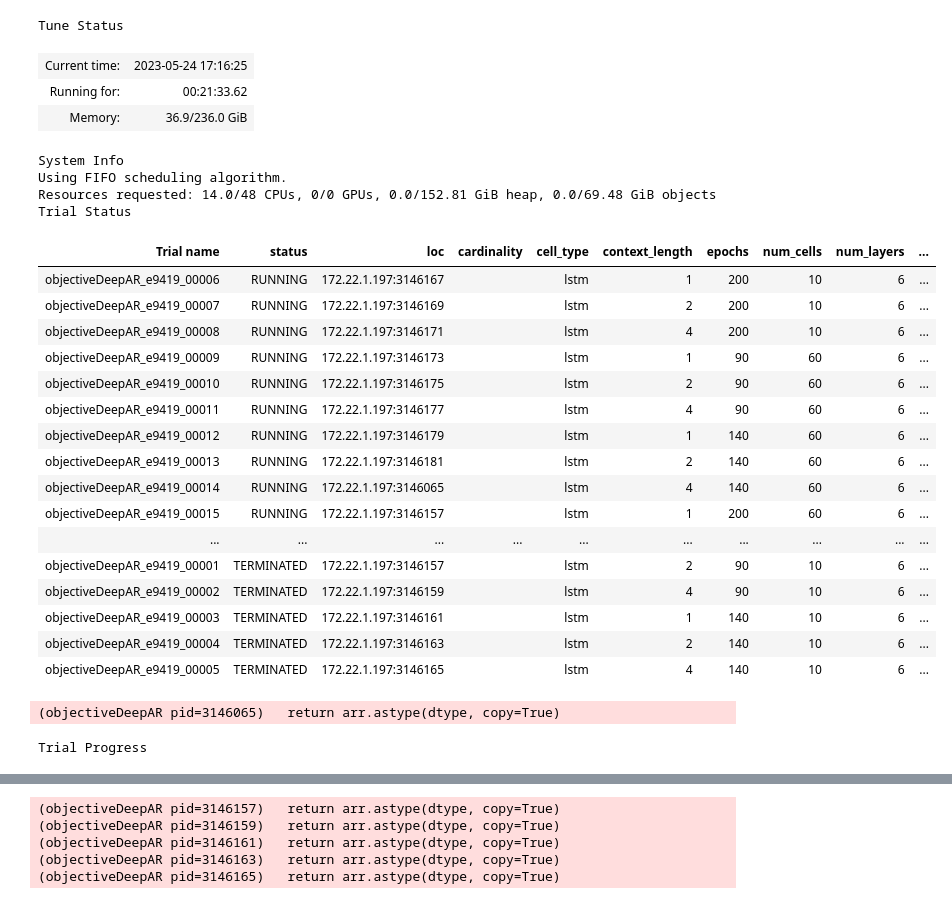
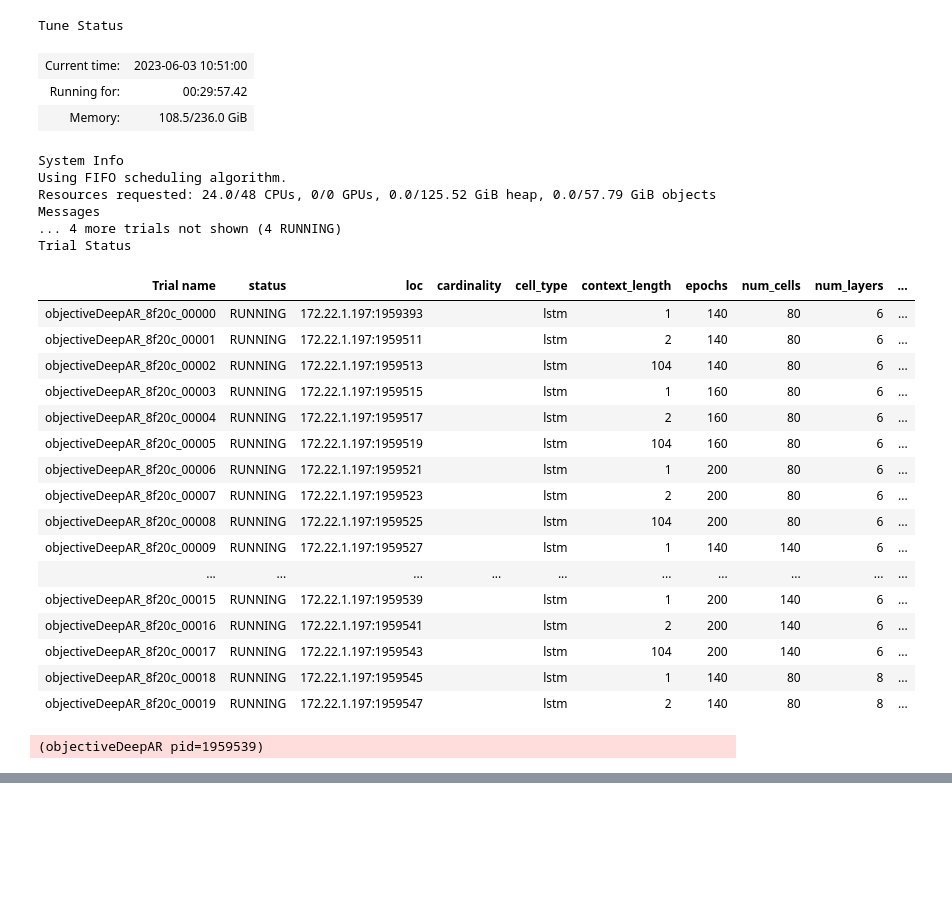
Before and after one commit to Kai-Ref/DeepAR_InfluenzaForecast, a Jupyter notebook: Notebooks/Modeltuning/Start_Tuning_Runs/Run_DeepAR.ipynb, the cells around one changed output, grey strips where cells are left out. Cells and saved outputs as stored; diff of their text form; code cells hidden in the pictures; blank space fills up the shorter version.

```diff
--- a/Notebooks/Modeltuning/Start_Tuning_Runs/Run_DeepAR.ipynb
+++ b/Notebooks/Modeltuning/Start_Tuning_Runs/Run_DeepAR.ipynb
@@ -13,14 +13,14 @@ from ray import tune
 data_splits_dict = get_data(truncate=False, with_features=True)[0]
 # %%
 hp_search_space = {
-    "num_cells": tune.grid_search([10, 60, 140]),
-    "num_layers": tune.grid_search([6, 12]),
-    "context_length":tune.grid_search([1, 2, 4]),
+    "num_cells": tune.grid_search([80, 140]),
+    "num_layers": tune.grid_search([6, 8, 10]),
+    "context_length":tune.grid_search([1, 2, 104]),
     "cell_type":tune.grid_search(["lstm"]),
-    "epochs":tune.grid_search([90, 140, 200]),
+    "epochs":tune.grid_search([140, 160, 200]),
     "use_feat_static_real":tune.grid_search([False]),
     "use_feat_dynamic_real":tune.grid_search([True]),
-    "use_feat_static_cat":tune.grid_search([False, True]),
+    "use_feat_static_cat":tune.grid_search([False]),
     "cardinality":tune.sample_from(lambda spec:[2]*411 if spec.config.use_feat_static_cat else None),
 }
 
@@ -35,7 +35,7 @@ tuner = tune.Tuner(
         num_samples = 5,
         metric="mean_WIS",
         mode="min",
-        max_concurrent_trials=14,
+        max_concurrent_trials=24,
     ),
     param_space=hp_search_space,
 )
@@ -45,5 +45,5 @@ print("Best hyperparameters found were: ", results.get_best_result().config)
 
 results_df = results.get_dataframe()
 print(results_df)
-results_df.to_csv("Hyperparameter_results_22_05.csv")
+results_df.to_csv("Hyperparameter_results_03_06.csv")
 # %% [output]
@@ -51,27 +51,28 @@ results_df.to_csv("Hyperparameter_results_22_05.csv")
 Tune Status
-| Current time: | 2023-05-24 17:16:25 |
-| Running for: | 00:21:33.62 |
-| Memory: | 36.9/236.0 GiB |
+| Current time: | 2023-06-03 10:51:00 |
+| Running for: | 00:29:57.42 |
+| Memory: | 108.5/236.0 GiB |
 System Info
 Using FIFO scheduling algorithm.
-Resources requested: 14.0/48 CPUs, 0/0 GPUs, 0.0/152.81 GiB heap, 0.0/69.48 GiB objects
+Resources requested: 24.0/48 CPUs, 0/0 GPUs, 0.0/125.52 GiB heap, 0.0/57.79 GiB objects
+Messages
+... 4 more trials not shown (4 RUNNING)
 Trial Status
 | Trial name | status | loc | cardinality | cell_type | context_length | epochs | num_cells | num_layers | ... |
-| objectiveDeepAR_e9419_00006 | RUNNING | 172.22.1.197:3146167 |  | lstm | 1 | 200 | 10 | 6 | ... |
-| objectiveDeepAR_e9419_00007 | RUNNING | 172.22.1.197:3146169 |  | lstm | 2 | 200 | 10 | 6 | ... |
-| objectiveDeepAR_e9419_00008 | RUNNING | 172.22.1.197:3146171 |  | lstm | 4 | 200 | 10 | 6 | ... |
-| objectiveDeepAR_e9419_00009 | RUNNING | 172.22.1.197:3146173 |  | lstm | 1 | 90 | 60 | 6 | ... |
-| objectiveDeepAR_e9419_00010 | RUNNING | 172.22.1.197:3146175 |  | lstm | 2 | 90 | 60 | 6 | ... |
-| objectiveDeepAR_e9419_00011 | RUNNING | 172.22.1.197:3146177 |  | lstm | 4 | 90 | 60 | 6 | ... |
-| objectiveDeepAR_e9419_00012 | RUNNING | 172.22.1.197:3146179 |  | lstm | 1 | 140 | 60 | 6 | ... |
-| objectiveDeepAR_e9419_00013 | RUNNING | 172.22.1.197:3146181 |  | lstm | 2 | 140 | 60 | 6 | ... |
-| objectiveDeepAR_e9419_00014 | RUNNING | 172.22.1.197:3146065 |  | lstm | 4 | 140 | 60 | 6 | ... |
-| objectiveDeepAR_e9419_00015 | RUNNING | 172.22.1.197:3146157 |  | lstm | 1 | 200 | 60 | 6 | ... |
+| objectiveDeepAR_8f20c_00000 | RUNNING | 172.22.1.197:1959393 |  | lstm | 1 | 140 | 80 | 6 | ... |
+| objectiveDeepAR_8f20c_00001 | RUNNING | 172.22.1.197:1959511 |  | lstm | 2 | 140 | 80 | 6 | ... |
+| objectiveDeepAR_8f20c_00002 | RUNNING | 172.22.1.197:1959513 |  | lstm | 104 | 140 | 80 | 6 | ... |
+| objectiveDeepAR_8f20c_00003 | RUNNING | 172.22.1.197:1959515 |  | lstm | 1 | 160 | 80 | 6 | ... |
+| objectiveDeepAR_8f20c_00004 | RUNNING | 172.22.1.197:1959517 |  | lstm | 2 | 160 | 80 | 6 | ... |
+| objectiveDeepAR_8f20c_00005 | RUNNING | 172.22.1.197:1959519 |  | lstm | 104 | 160 | 80 | 6 | ... |
+| objectiveDeepAR_8f20c_00006 | RUNNING | 172.22.1.197:1959521 |  | lstm | 1 | 200 | 80 | 6 | ... |
+| objectiveDeepAR_8f20c_00007 | RUNNING | 172.22.1.197:1959523 |  | lstm | 2 | 200 | 80 | 6 | ... |
+| objectiveDeepAR_8f20c_00008 | RUNNING | 172.22.1.197:1959525 |  | lstm | 104 | 200 | 80 | 6 | ... |
+| objectiveDeepAR_8f20c_00009 | RUNNING | 172.22.1.197:1959527 |  | lstm | 1 | 140 | 140 | 6 | ... |
 | ... | ... | ... | ... | ... | ... | ... | ... | ... | ... |
-| objectiveDeepAR_e9419_00001 | TERMINATED | 172.22.1.197:3146157 |  | lstm | 2 | 90 | 10 | 6 | ... |
-| objectiveDeepAR_e9419_00002 | TERMINATED | 172.22.1.197:3146159 |  | lstm | 4 | 90 | 10 | 6 | ... |
-| objectiveDeepAR_e9419_00003 | TERMINATED | 172.22.1.197:3146161 |  | lstm | 1 | 140 | 10 | 6 | ... |
-| objectiveDeepAR_e9419_00004 | TERMINATED | 172.22.1.197:3146163 |  | lstm | 2 | 140 | 10 | 6 | ... |
-| objectiveDeepAR_e9419_00005 | TERMINATED | 172.22.1.197:3146165 |  | lstm | 4 | 140 | 10 | 6 | ... |
+| objectiveDeepAR_8f20c_00015 | RUNNING | 172.22.1.197:1959539 |  | lstm | 1 | 200 | 140 | 6 | ... |
+| objectiveDeepAR_8f20c_00016 | RUNNING | 172.22.1.197:1959541 |  | lstm | 2 | 200 | 140 | 6 | ... |
+| objectiveDeepAR_8f20c_00017 | RUNNING | 172.22.1.197:1959543 |  | lstm | 104 | 200 | 140 | 6 | ... |
+| objectiveDeepAR_8f20c_00018 | RUNNING | 172.22.1.197:1959545 |  | lstm | 1 | 140 | 80 | 8 | ... |
+| objectiveDeepAR_8f20c_00019 | RUNNING | 172.22.1.197:1959547 |  | lstm | 2 | 140 | 80 | 8 | ... |
-(objectiveDeepAR pid=3146065)   return arr.astype(dtype, copy=True)
+(objectiveDeepAR pid=1959539)
-Trial Progress
@@ -85,5 +78,0 @@ Trial Progress
-(objectiveDeepAR pid=3146157)   return arr.astype(dtype, copy=True)
-(objectiveDeepAR pid=3146159)   return arr.astype(dtype, copy=True)
-(objectiveDeepAR pid=3146161)   return arr.astype(dtype, copy=True)
-(objectiveDeepAR pid=3146163)   return arr.astype(dtype, copy=True)
-(objectiveDeepAR pid=3146165)   return arr.astype(dtype, copy=True)
```
Also changed, not shown: parts of 1 cell of this notebook, 13 other files.
